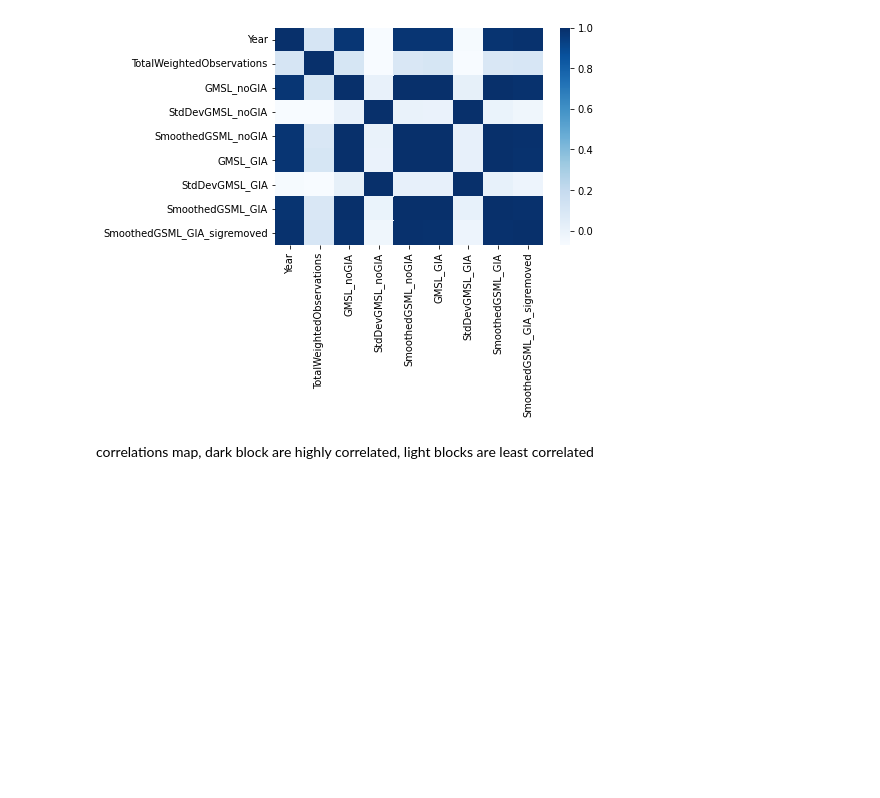
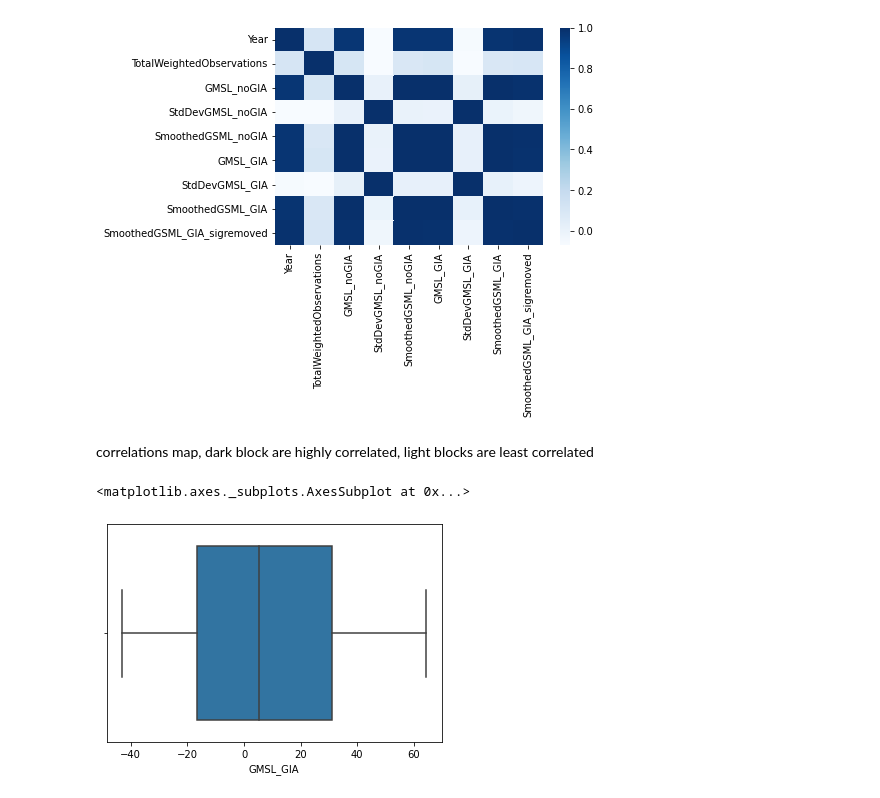
Before and after one commit to Dmccullor/climate_change_gp, a Jupyter notebook: EDA/sea_level_EDA.ipynb, the cells around one changed output. Drawn from its saved outputs; the diff is of its cells as text; code cells hidden in the pictures; blank space fills up the shorter version.

Commit message:
finished sea level EDA

```diff
--- a/EDA/sea_level_EDA.ipynb
+++ b/EDA/sea_level_EDA.ipynb
@@ -96,3 +96,8 @@ sns.heatmap(sea_level_df.corr(),cmap='Blues',annot=False)
 [figure]
 # %% [markdown]
 correlations map, dark block are highly correlated, light blocks are least correlated
+# %%
+sns.boxplot(x=sea_level_df['GMSL_GIA'])
+# %% [output]
+<matplotlib.axes._subplots.AxesSubplot at 0x...>
+[figure, added]
```
Also changed, not shown: parts of 3 cells of this notebook.
